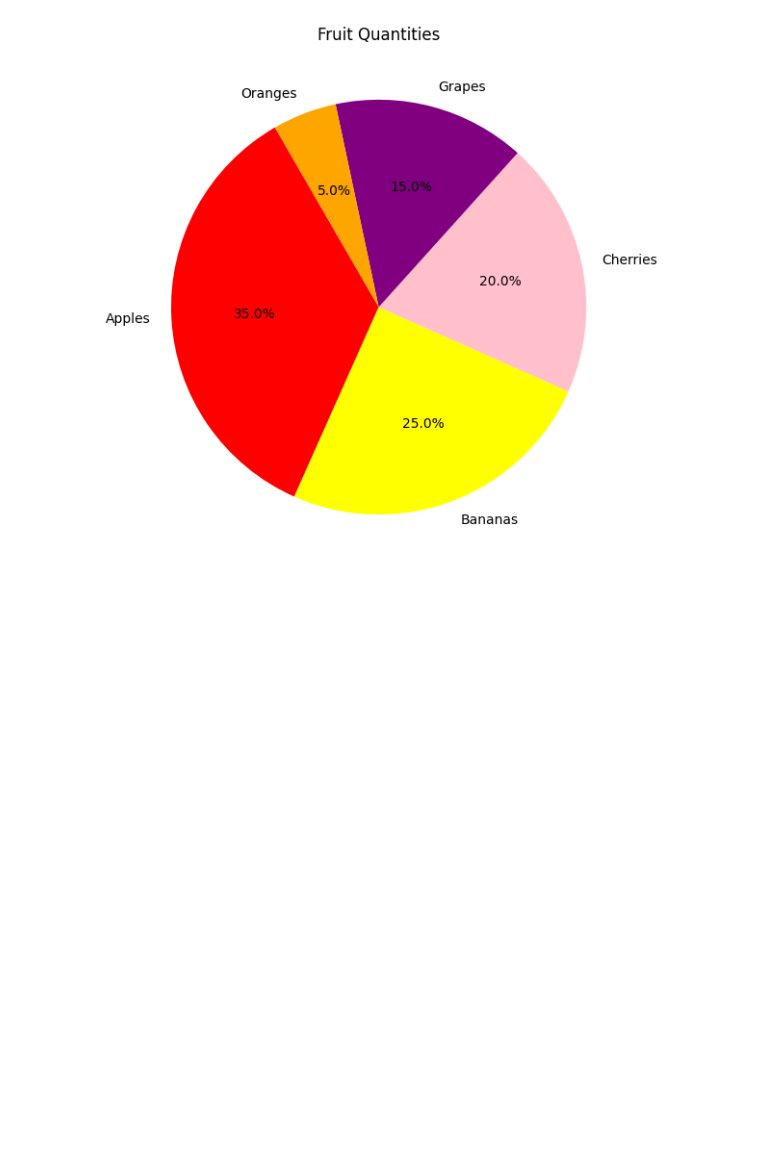
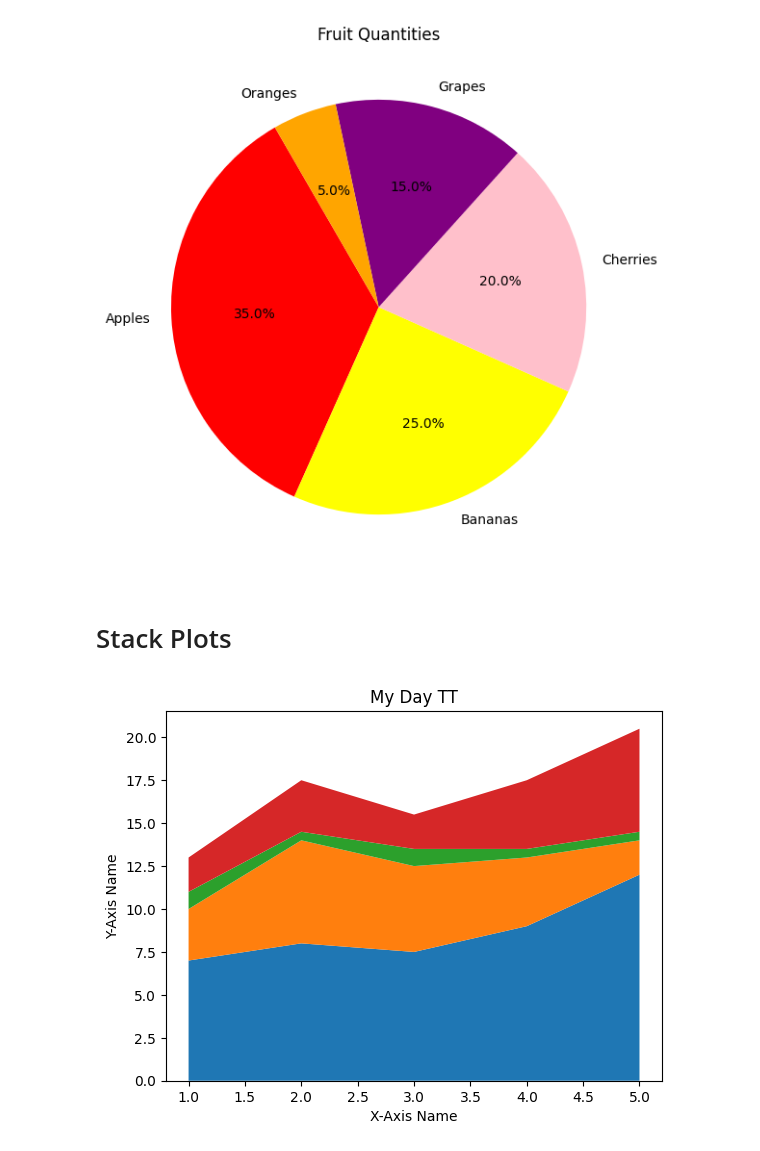
Before and after one commit to Srishti36912/Python_clg, a Jupyter notebook: matplotlib.ipynb, the cells around one changed output. Saved outputs shown, nothing was run; the diff lists cells and outputs as text; code cells hidden in the pictures; blank space fills up the shorter version.

Commit message:
creating stack plot

```diff
--- a/matplotlib.ipynb
+++ b/matplotlib.ipynb
@@ -464,3 +464,22 @@ plt.title('Fruit Quantities')
 plt.show()
 # %% [output]
 [figure]
+# %% [markdown]
+# Stack Plots
+# %%
+import matplotlib.pyplot as plt
+
+days = [1,2,3,4,5]
+
+sleeping = [7,8,7.5,9,12]
+working = [3,6,5,4,2]
+exercise = [1,0.5,1,0.5,0.5]
+study = [2,3,2,4,6]
+
+plt.stackplot(days, sleeping, working, exercise, study)
+plt.xlabel("X-Axis Name")
+plt.ylabel("Y-Axis Name")
+plt.title("My Day TT")
+plt.show()
+# %% [output]
+[figure, added]
```
Also changed, not shown: parts of 3 cells of this notebook.
